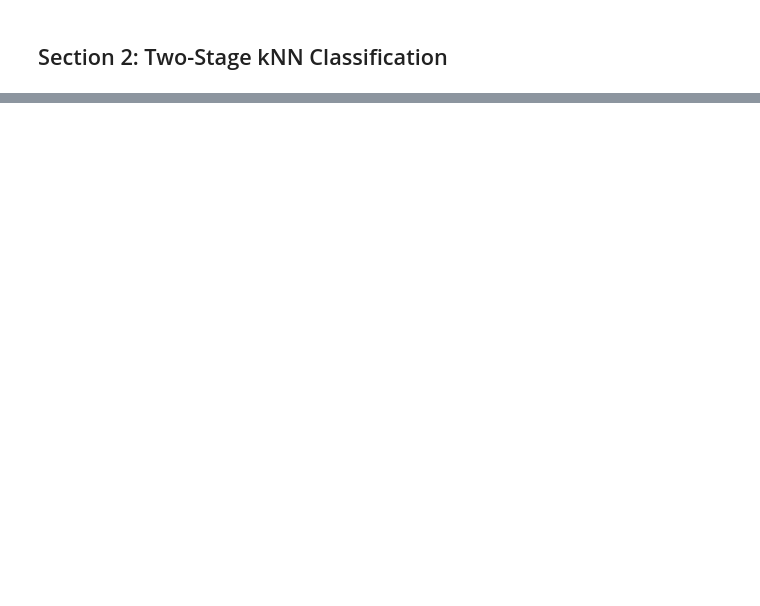
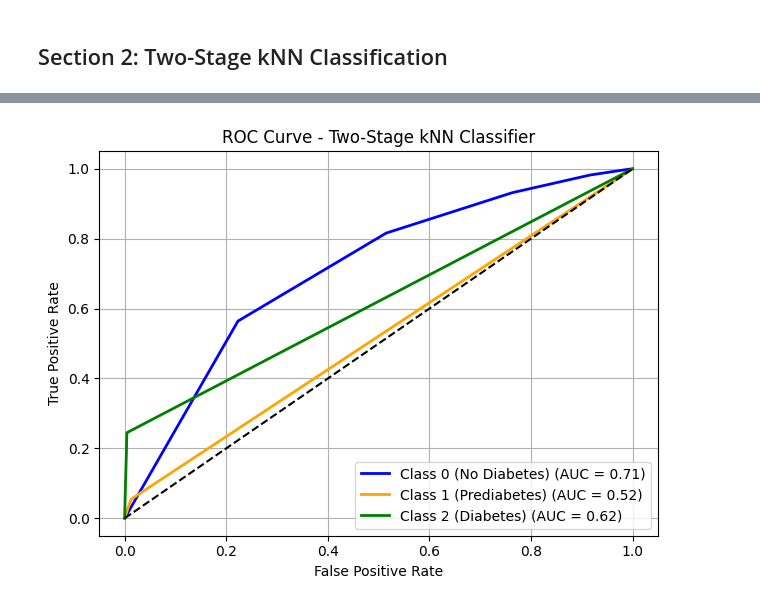
Before and after one commit to YaroslawBagriy/DiabetesRiskClassifier, a Jupyter notebook: notebooks/03_knn_modeling.ipynb, the cells around one changed output, grey strips where cells are left out. Drawn from its saved outputs; the diff is of its cells as text; code cells hidden in the pictures; blank space fills up the shorter version.

```diff
--- a/notebooks/03_knn_modeling.ipynb
+++ b/notebooks/03_knn_modeling.ipynb
@@ -235,0 +215,46 @@ plt.show()
+# %%
+# Stage 1 probabilities: P(class 0) and P(class 1+2)
+proba_stage1 = knn_stage1.predict_proba(X_test_scaled)
+prob_0 = proba_stage1[:, 0]
+prob_12 = proba_stage1[:, 1]
+
+# Stage 2 probabilities: P(class 1) and P(class 2)
+proba_stage2 = knn_stage2.predict_proba(X_test_diabetes)
+
+# Assemble 3-class probability matrix
+y_score = np.zeros((len(X_test), 3))
+y_score[:, 0] = prob_0  # Class 0
+
+# Map class 1 and class 2 only to diabetes cases
+for i, global_idx in enumerate(y_test_diabetes.index):
+    idx = X_test.index.get_loc(global_idx)
+    y_score[idx, 1] = prob_12[idx] * proba_stage2[i, 0]
+    y_score[idx, 2] = prob_12[idx] * proba_stage2[i, 1]
+
+# Binarize true labels
+y_test_bin = label_binarize(y_test_full, classes=[0, 1, 2])
+
+# Plot ROC for all classes
+fpr, tpr, roc_auc = {}, {}, {}
+for i in range(3):
+    fpr[i], tpr[i], _ = roc_curve(y_test_bin[:, i], y_score[:, i])
+    roc_auc[i] = auc(fpr[i], tpr[i])
+
+# Plot
+plt.figure()
+colors = ['blue', 'orange', 'green']
+labels = ['Class 0 (No Diabetes)', 'Class 1 (Prediabetes)', 'Class 2 (Diabetes)']
+for i in range(3):
+    plt.plot(fpr[i], tpr[i], color=colors[i], lw=2,
+             label=f'{labels[i]} (AUC = {roc_auc[i]:.2f})')
+
+plt.plot([0, 1], [0, 1], 'k--')
+plt.xlabel("False Positive Rate")
+plt.ylabel("True Positive Rate")
+plt.title("ROC Curve - Two-Stage kNN Classifier")
+plt.legend(loc="lower right")
+plt.grid(True)
+plt.tight_layout()
+plt.show()
+# %% [output]
+[figure, added]
```
Also changed, not shown: parts of 22 cells of this notebook, 3 other files.
